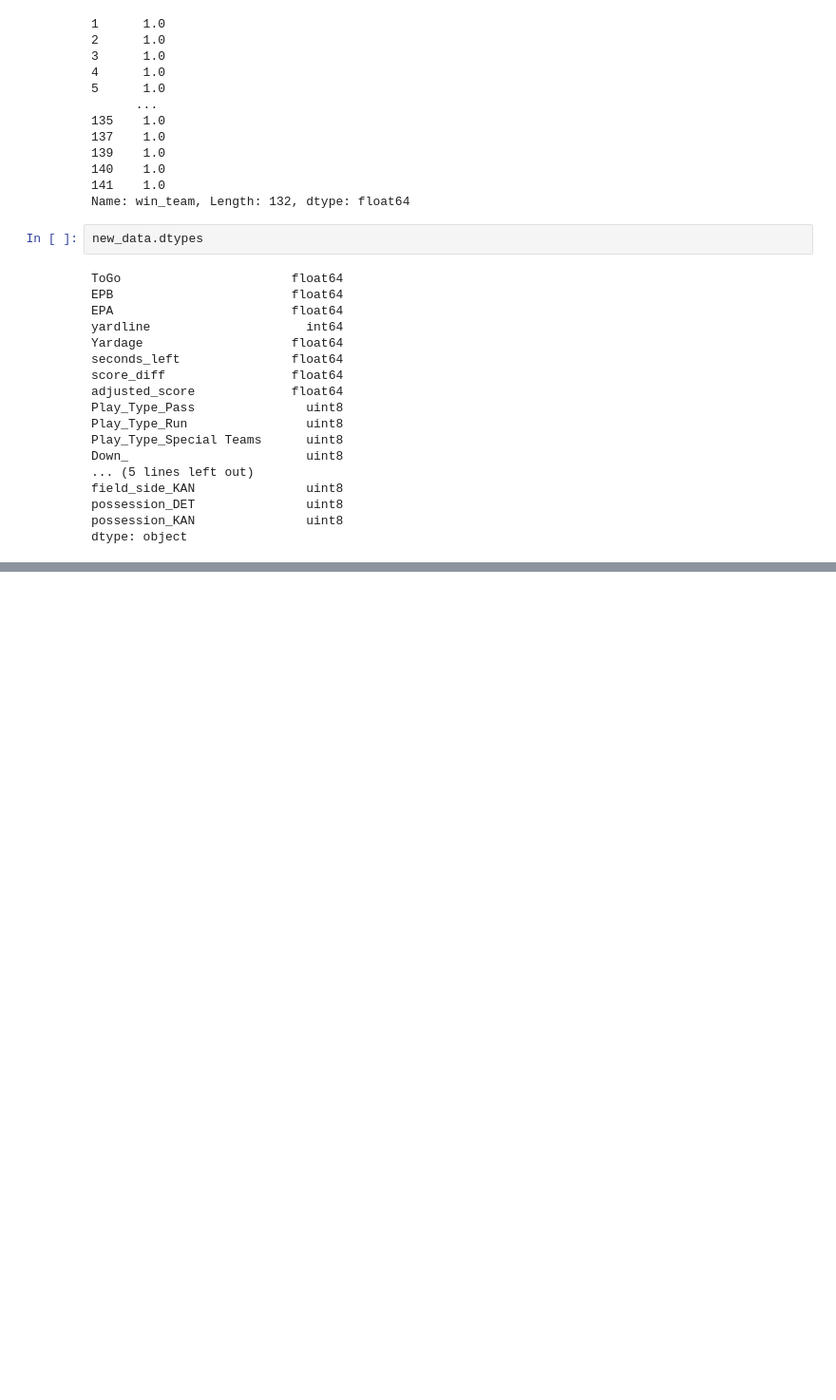
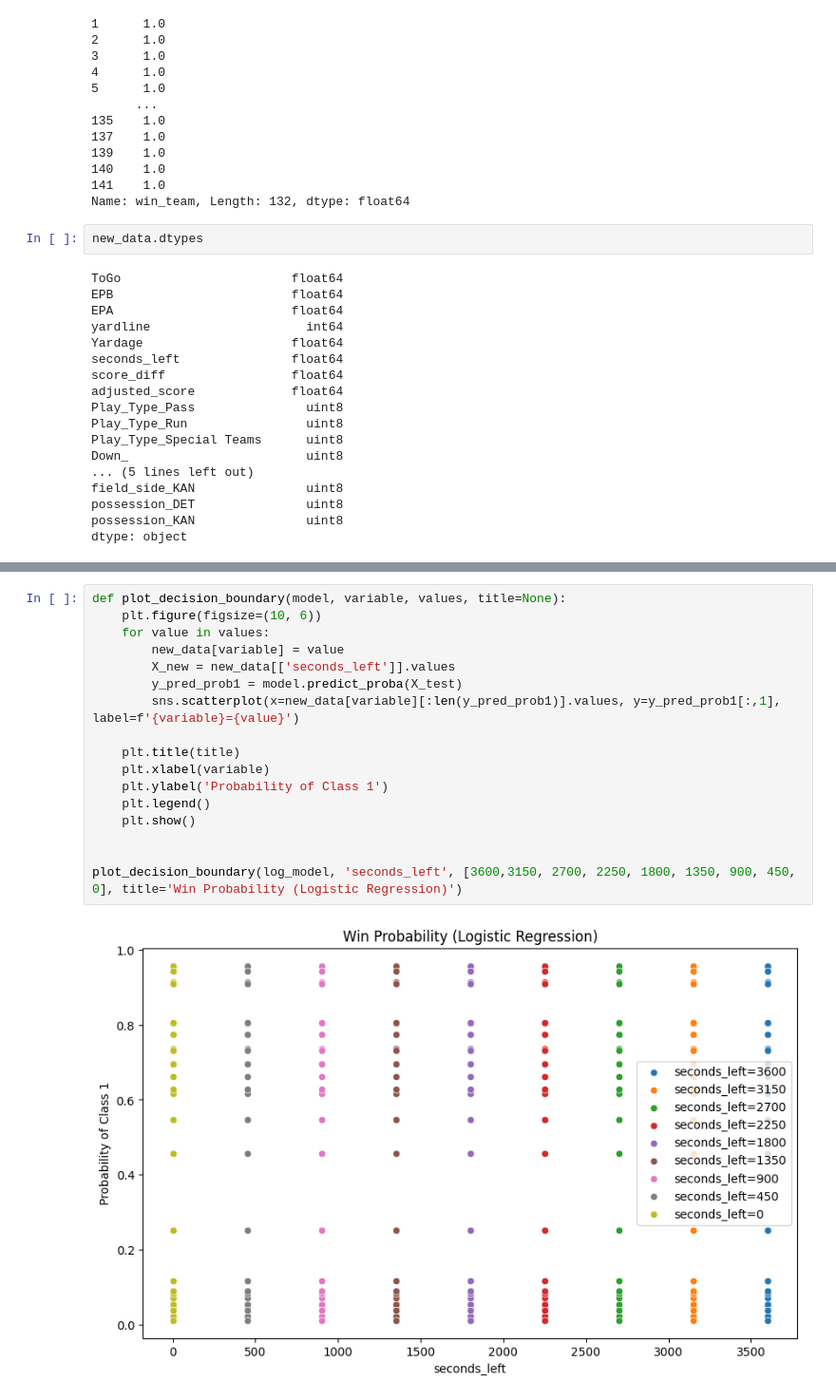
Before and after one commit to benkearsley/nfl_scraping_project, a Jupyter notebook: Random_forest_test.ipynb, the cells around one changed output, grey strips where cells are left out. Shown at 95% size. Saved outputs shown, nothing was run; the diff lists cells and outputs as text; blank space fills up the shorter version.

```diff
--- a/Random_forest_test.ipynb
+++ b/Random_forest_test.ipynb
@@ -200,0 +352,19 @@ accuracy
+# %%
+def plot_decision_boundary(model, variable, values, title=None):
+    plt.figure(figsize=(10, 6))
+    for value in values:
+        new_data[variable] = value
+        X_new = new_data[['seconds_left']].values
+        y_pred_prob1 = model.predict_proba(X_test)
+        sns.scatterplot(x=new_data[variable][:len(y_pred_prob1)].values, y=y_pred_prob1[:,1], label=f'{variable}={value}')
+
+    plt.title(title)
+    plt.xlabel(variable)
+    plt.ylabel('Probability of Class 1')
+    plt.legend()
+    plt.show()
+
+
+plot_decision_boundary(log_model, 'seconds_left', [3600,3150, 2700, 2250, 1800, 1350, 900, 450, 0], title='Win Probability (Logistic Regression)')
+# %% [output]
+[figure, added]
```
Also changed, not shown: parts of 21 cells of this notebook, 1 other file.
